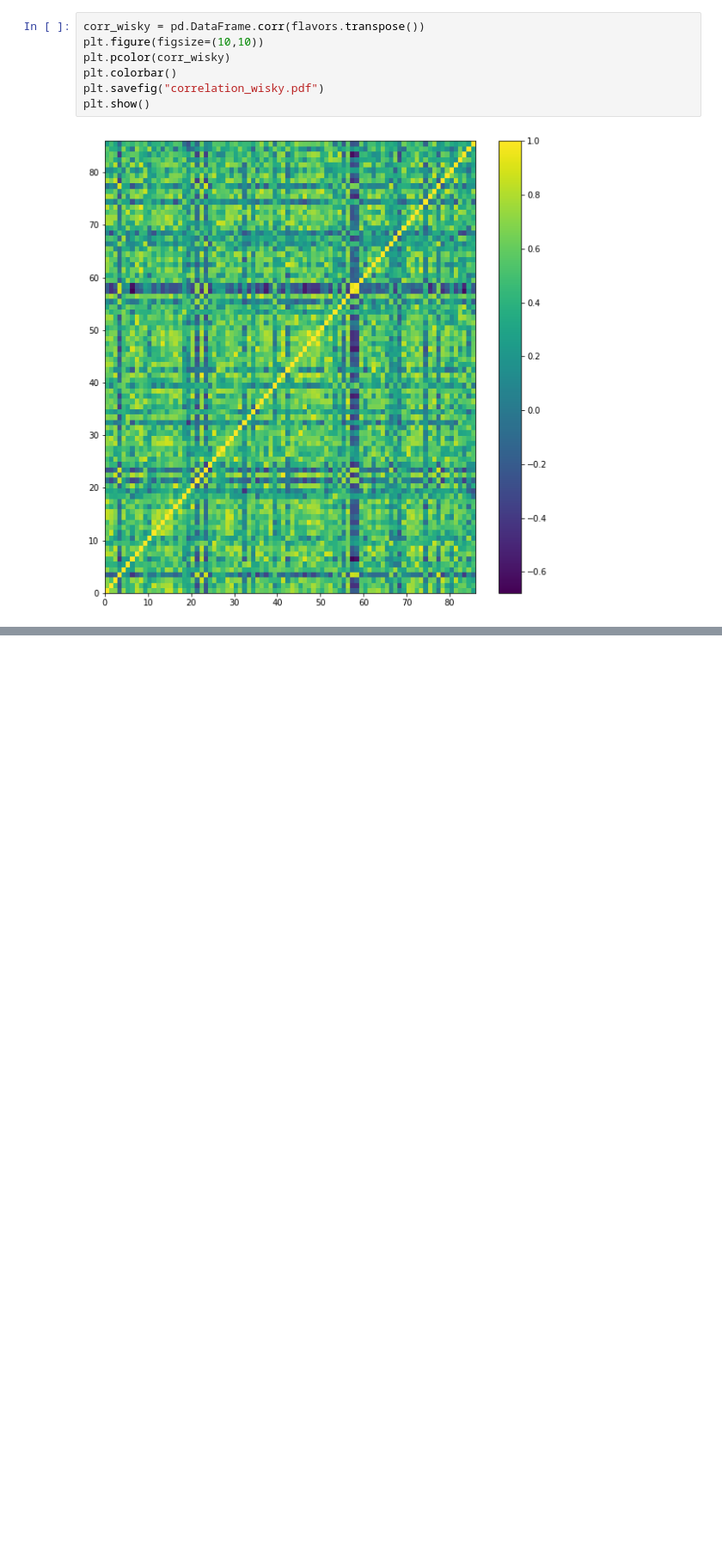
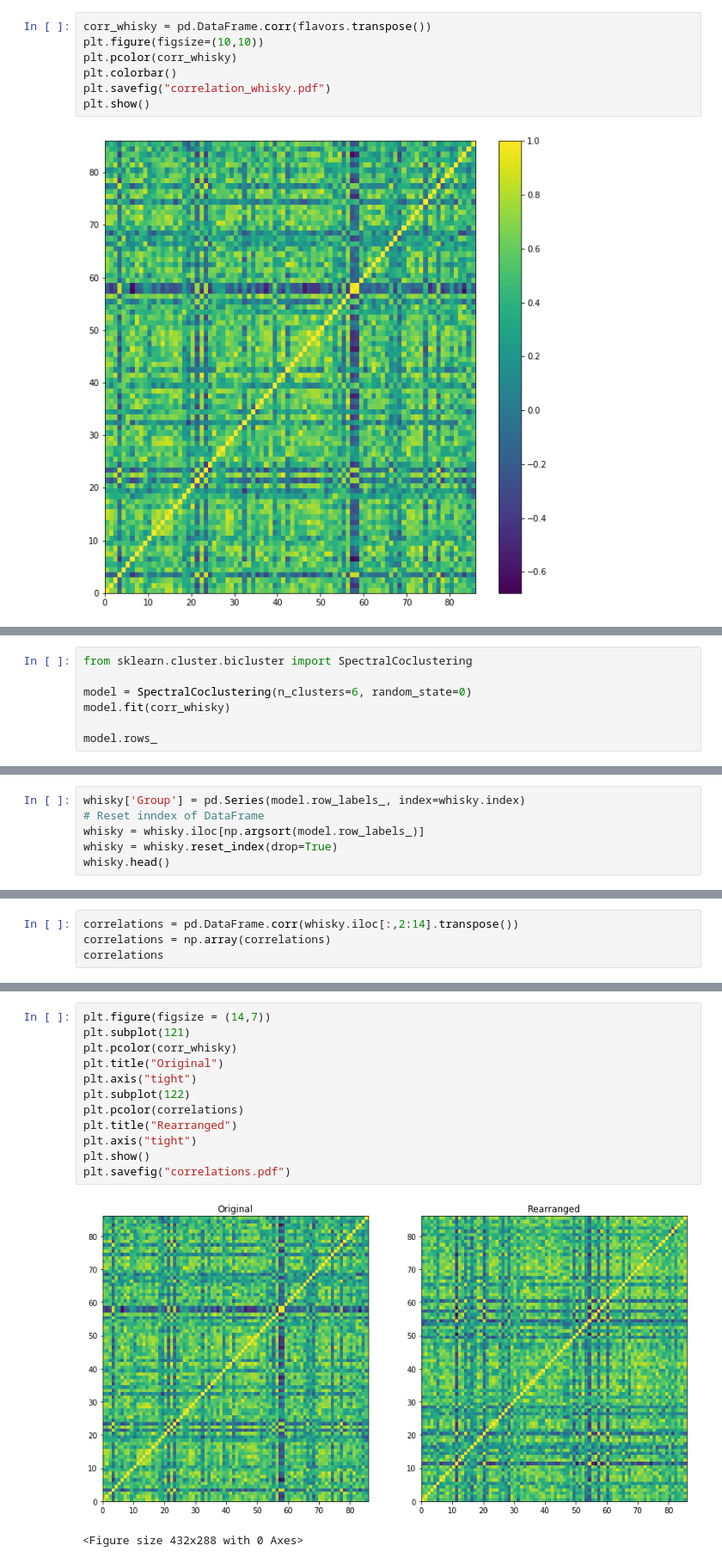
Before and after one commit to maharshi1/data_analysis, a Jupyter notebook: case-study-4_wine_and_whiskies_bokeh/main.ipynb, the cells around one changed output, grey strips where cells are left out. Shown at 86% size. Drawn from its saved outputs; the diff is of its cells as text; blank space fills up the shorter version.

Commit message:
Spectral Coclustring

```diff
--- a/case-study-4_wine_and_whiskies_bokeh/main.ipynb
+++ b/case-study-4_wine_and_whiskies_bokeh/main.ipynb
@@ -114,11 +114,11 @@ plt.show()
 # %% [output]
 [figure]
 # %%
-corr_wisky = pd.DataFrame.corr(flavors.transpose())
+corr_whisky = pd.DataFrame.corr(flavors.transpose())
 plt.figure(figsize=(10,10))
-plt.pcolor(corr_wisky)
+plt.pcolor(corr_whisky)
 plt.colorbar()
-plt.savefig("correlation_wisky.pdf")
+plt.savefig("correlation_whisky.pdf")
 plt.show()
 # %% [output]
 [figure]
@@ -124,0 +128,7 @@ plt.show()
+# %%
+from sklearn.cluster.bicluster import SpectralCoclustering
+
+model = SpectralCoclustering(n_clusters=6, random_state=0)
+model.fit(corr_whisky)
+
+model.rows_
@@ -124,0 +165,6 @@ plt.show()
+# %%
+whisky['Group'] = pd.Series(model.row_labels_, index=whisky.index)
+# Reset inndex of DataFrame
+whisky = whisky.iloc[np.argsort(model.row_labels_)]
+whisky = whisky.reset_index(drop=True)
+whisky.head()
@@ -124,0 +178,4 @@ plt.show()
+# %%
+correlations = pd.DataFrame.corr(whisky.iloc[:,2:14].transpose())
+correlations = np.array(correlations)
+correlations
@@ -124,0 +196,15 @@ plt.show()
+# %%
+plt.figure(figsize = (14,7))
+plt.subplot(121)
+plt.pcolor(corr_whisky)
+plt.title("Original")
+plt.axis("tight")
+plt.subplot(122)
+plt.pcolor(correlations)
+plt.title("Rearranged")
+plt.axis("tight")
+plt.show()
+plt.savefig("correlations.pdf")
+# %% [output]
+[figure, added]
+<Figure size 432x288 with 0 Axes>
```
Also changed, not shown: parts of 6 cells of this notebook, 4 other files.
